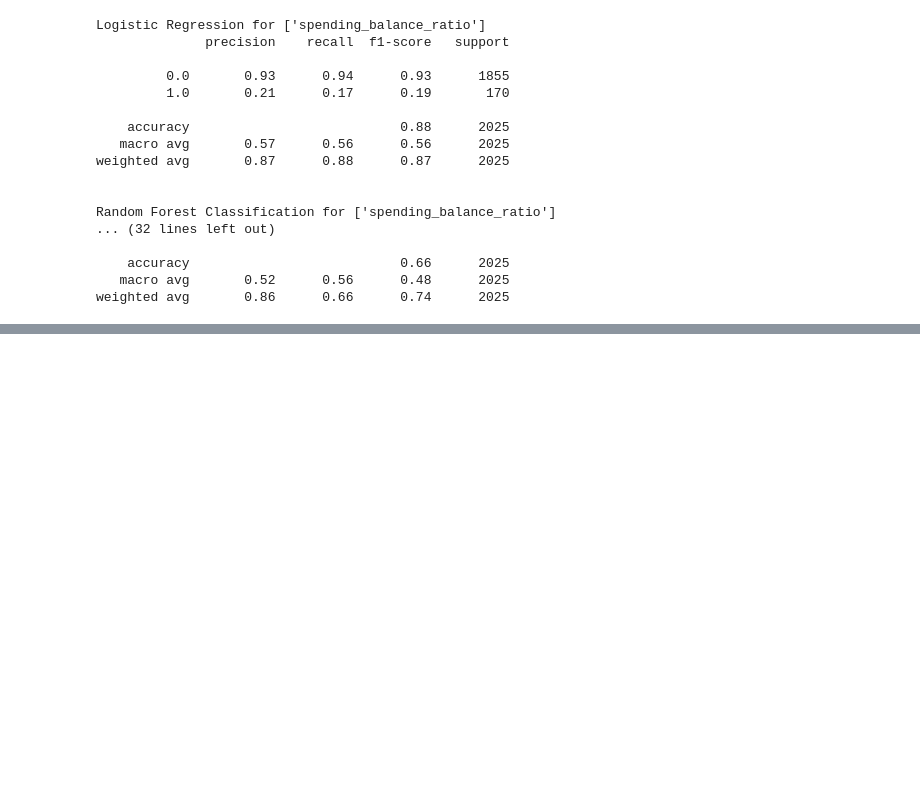
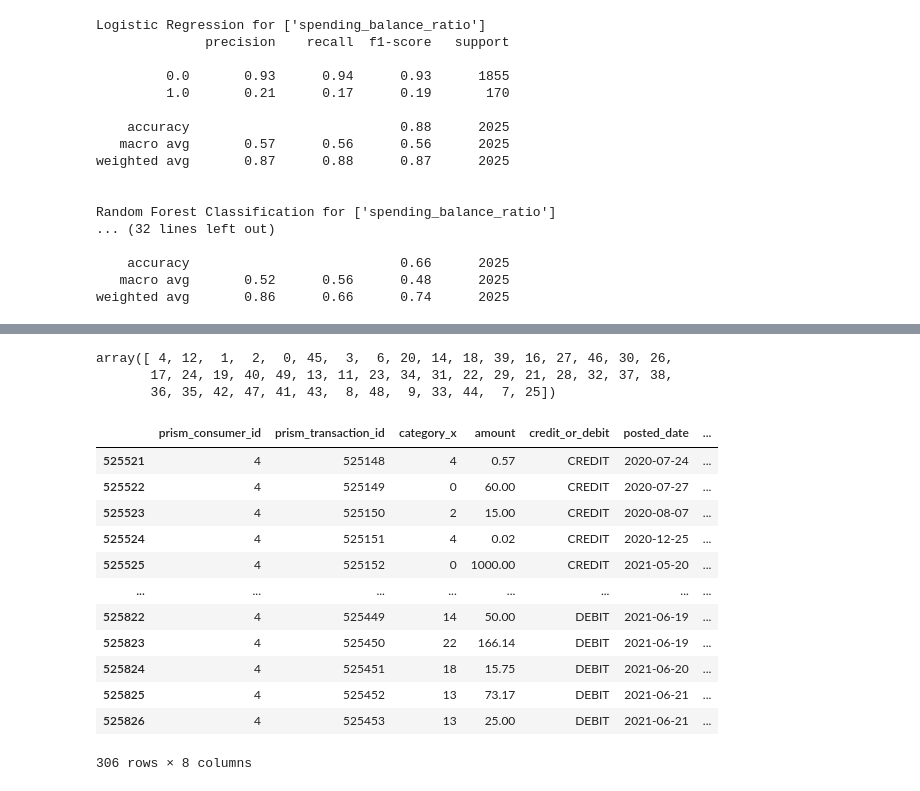
Before and after one commit to hillarychang/dsc180b-capstone-q2, a Jupyter notebook: src/notebooks/kevin_q2_eda.ipynb, the cells around one changed output, grey strips where cells are left out. Saved outputs shown, nothing was run; the diff lists cells and outputs as text; code cells hidden in the pictures; blank space fills up the shorter version.

```diff
--- a/src/notebooks/kevin_q2_eda.ipynb
+++ b/src/notebooks/kevin_q2_eda.ipynb
@@ -243,3 +252,10 @@ Random Forest Classification for ['spending_balance_ratio']
     accuracy                           0.66      2025
    macro avg       0.52      0.56      0.48      2025
 weighted avg       0.86      0.66      0.74      2025
+# %%
+# feature creation
+
+transaction_categories = transactions.merge(
+    categories, how="left", left_on="category", right_on="category_id"
+)
+transaction_categories.head()
@@ -245,0 +290,22 @@ weighted avg       0.86      0.66      0.74      2025
+# %%
+transaction_categories.category_id.unique()
+# %% [output]
+array([ 4, 12,  1,  2,  0, 45,  3,  6, 20, 14, 18, 39, 16, 27, 46, 30, 26,
+       17, 24, 19, 40, 49, 13, 11, 23, 34, 31, 22, 29, 21, 28, 32, 37, 38,
+       36, 35, 42, 47, 41, 43,  8, 48,  9, 33, 44,  7, 25])
+# %%
+transaction_categories[transaction_categories['prism_consumer_id'] == "4"]
+# %% [output]
+|  | prism_consumer_id | prism_transaction_id | category_x | amount | credit_or_debit | posted_date | ... |
+| 525521 | 4 | 525148 | 4 | 0.57 | CREDIT | 2020-07-24 | ... |
+| 525522 | 4 | 525149 | 0 | 60.00 | CREDIT | 2020-07-27 | ... |
+| 525523 | 4 | 525150 | 2 | 15.00 | CREDIT | 2020-08-07 | ... |
+| 525524 | 4 | 525151 | 4 | 0.02 | CREDIT | 2020-12-25 | ... |
+| 525525 | 4 | 525152 | 0 | 1000.00 | CREDIT | 2021-05-20 | ... |
+| ... | ... | ... | ... | ... | ... | ... | ... |
+| 525822 | 4 | 525449 | 14 | 50.00 | DEBIT | 2021-06-19 | ... |
+| 525823 | 4 | 525450 | 22 | 166.14 | DEBIT | 2021-06-19 | ... |
+| 525824 | 4 | 525451 | 18 | 15.75 | DEBIT | 2021-06-20 | ... |
+| 525825 | 4 | 525452 | 13 | 73.17 | DEBIT | 2021-06-21 | ... |
+| 525826 | 4 | 525453 | 13 | 25.00 | DEBIT | 2021-06-21 | ... |
+306 rows × 8 columns
```
Also changed, not shown: parts of 20 cells of this notebook.
